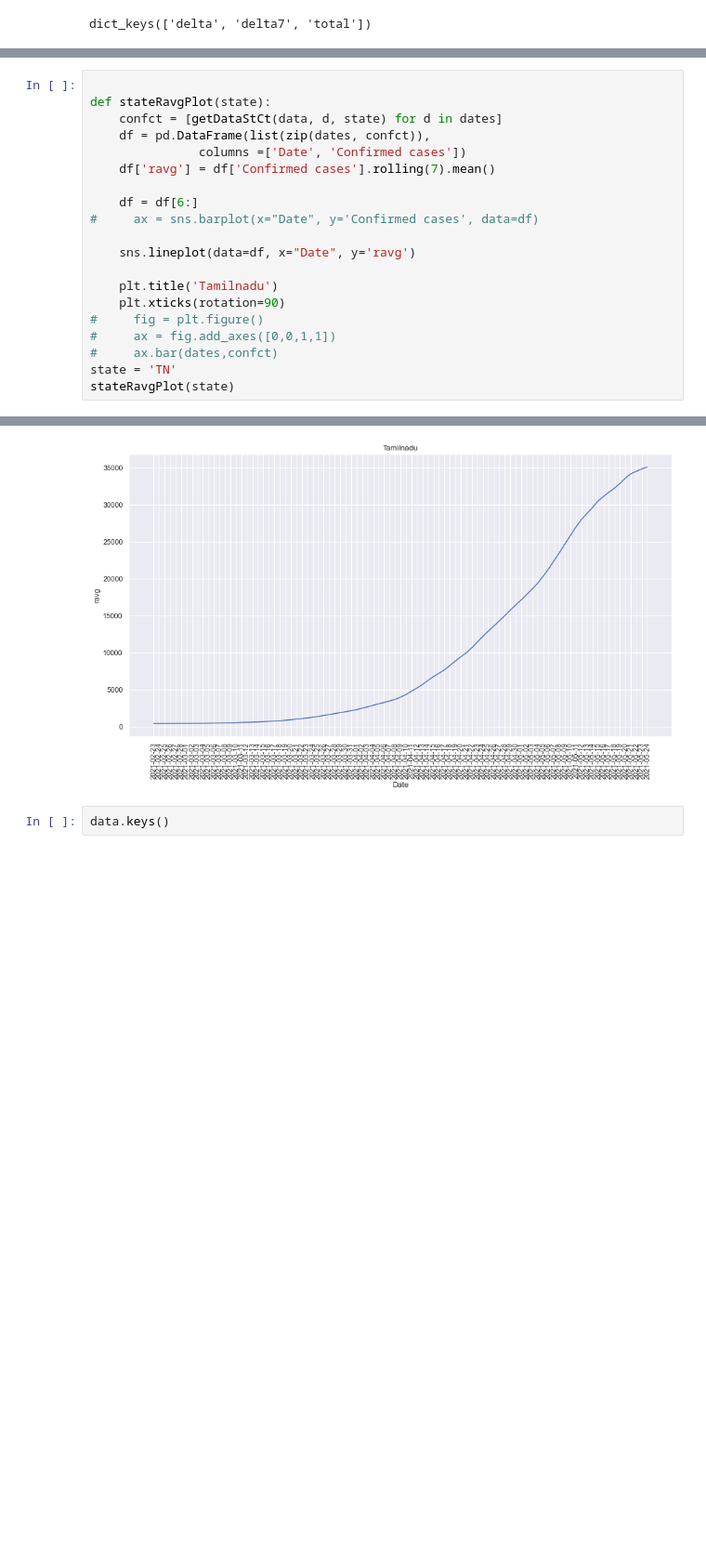
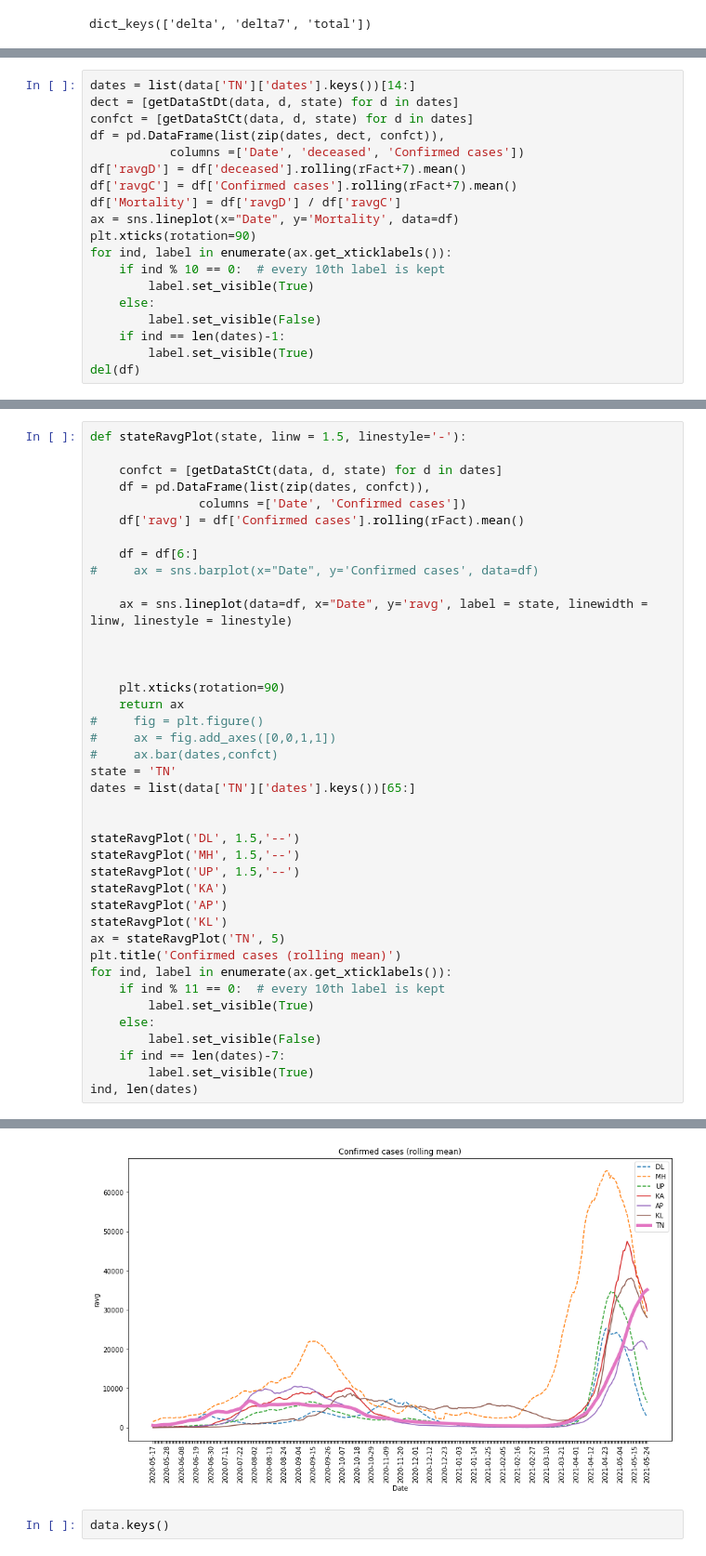
Before and after one commit to Senthilkumarl/covid19, a Jupyter notebook: Covid19 Analysis.ipynb, the cells around one changed output, grey strips where cells are left out. Shown: that part at 93% size. Drawn from its saved outputs; the diff is of its cells as text; blank space fills up the shorter version.

```diff
--- a/Covid19 Analysis.ipynb
+++ b/Covid19 Analysis.ipynb
@@ -34 +80,20 @@ dates = list(data['TN']['dates'].keys())[-97:]
 # dates
+# %%
+dates = list(data['TN']['dates'].keys())[14:]
+dect = [getDataStDt(data, d, state) for d in dates]
+confct = [getDataStCt(data, d, state) for d in dates]
+df = pd.DataFrame(list(zip(dates, dect, confct)),
+           columns =['Date', 'deceased', 'Confirmed cases'])
+df['ravgD'] = df['deceased'].rolling(rFact+7).mean()
+df['ravgC'] = df['Confirmed cases'].rolling(rFact+7).mean()
+df['Mortality'] = df['ravgD'] / df['ravgC']
+ax = sns.lineplot(x="Date", y='Mortality', data=df)
+plt.xticks(rotation=90)
+for ind, label in enumerate(ax.get_xticklabels()):
+    if ind % 10 == 0:  # every 10th label is kept
+        label.set_visible(True)
+    else:
+        label.set_visible(False)
+    if ind == len(dates)-1:
+        label.set_visible(True)
+del(df)
@@ -50,21 +210,41 @@ statePlot(state)
 # %%
+def stateRavgPlot(state, linw = 1.5, linestyle='-'):
 
-def stateRavgPlot(state):
     confct = [getDataStCt(data, d, state) for d in dates]
     df = pd.DataFrame(list(zip(dates, confct)),
                columns =['Date', 'Confirmed cases'])
-    df['ravg'] = df['Confirmed cases'].rolling(7).mean()
+    df['ravg'] = df['Confirmed cases'].rolling(rFact).mean()
 
     df = df[6:]
 #     ax = sns.barplot(x="Date", y='Confirmed cases', data=df)
 
-    sns.lineplot(data=df, x="Date", y='ravg')
+    ax = sns.lineplot(data=df, x="Date", y='ravg', label = state, linewidth = linw, linestyle = linestyle)
 
-    plt.title('Tamilnadu')
+
+
     plt.xticks(rotation=90)
+    return ax
 #     fig = plt.figure()
 #     ax = fig.add_axes([0,0,1,1])
 #     ax.bar(dates,confct)
 state = 'TN'
-stateRavgPlot(state)
+dates = list(data['TN']['dates'].keys())[65:]
+
+
+stateRavgPlot('DL', 1.5,'--')
+stateRavgPlot('MH', 1.5,'--')
+stateRavgPlot('UP', 1.5,'--')
+stateRavgPlot('KA')
+stateRavgPlot('AP')
+stateRavgPlot('KL')
+ax = stateRavgPlot('TN', 5)
+plt.title('Confirmed cases (rolling mean)')
+for ind, label in enumerate(ax.get_xticklabels()):
+    if ind % 11 == 0:  # every 10th label is kept
+        label.set_visible(True)
+    else:
+        label.set_visible(False)
+    if ind == len(dates)-7:
+        label.set_visible(True)
+ind, len(dates)
 # %% [output]
@@ -71,4 +252,4 @@ stateRavgPlot(state)
-[figure, old version]
+[figure, new version]
 # %%
 data.keys()
 # %% [output]
```
Also changed, not shown: parts of 38 cells of this notebook, 3 other files.
